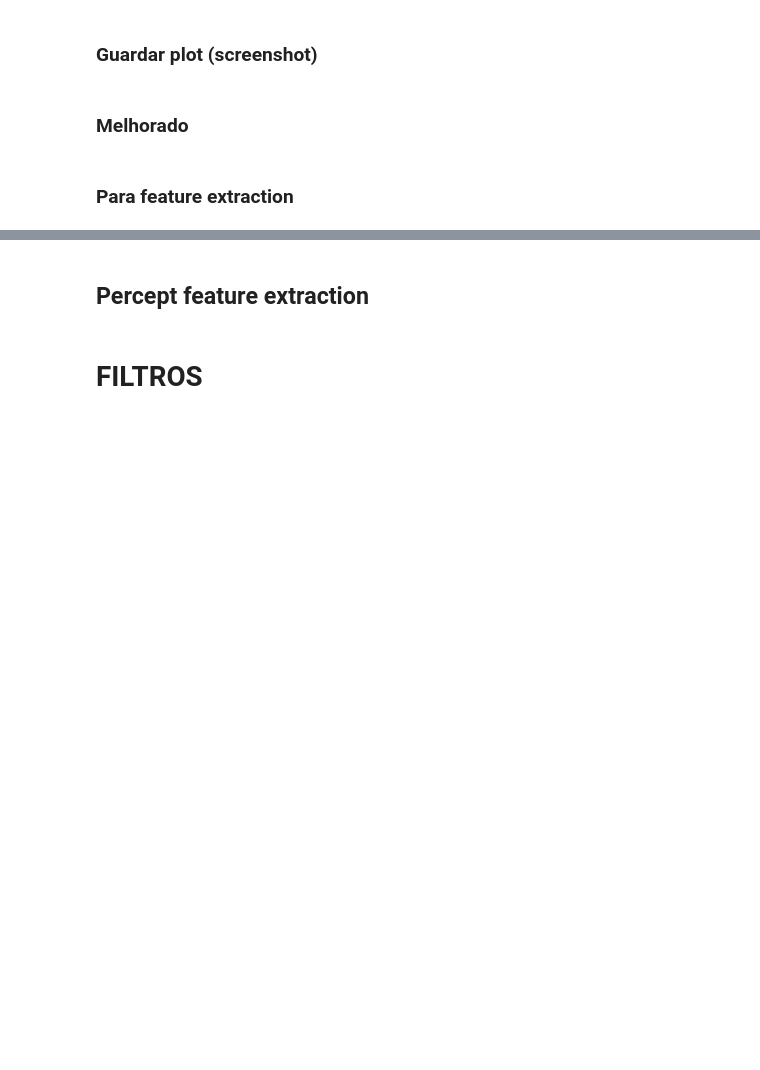
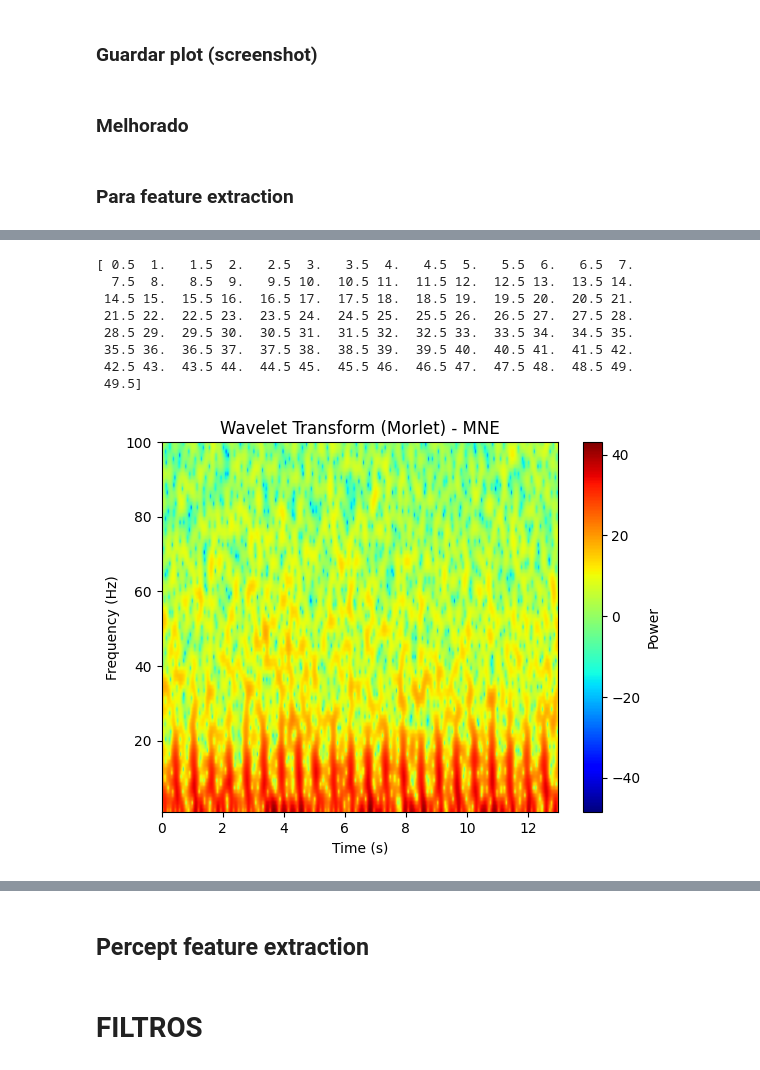
Before and after one commit to neuroephys-lab/NeoDBS, a Jupyter notebook: teste_organizado.ipynb, the cells around one changed output, grey strips where cells are left out. Drawn from its saved outputs; the diff is of its cells as text; code cells hidden in the pictures; blank space fills up the shorter version.

Commit message:
#27 - wavelet in gui, custom mean corrigida - soma

```diff
--- a/teste_organizado.ipynb
+++ b/teste_organizado.ipynb
@@ -1068,48 +1157,78 @@ dpg.destroy_context()
 import numpy as np
 import matplotlib.pyplot as plt
 import mne
 import DataHandling as DH
 import Preprocessing as pre
 import dearpygui.dearpygui as dpg
 
 
 dpg.create_context()
 
 file_path = "C:\\Users\\OCD\\Desktop\\DATA\\RN\\2024-11-11\\Report_Json_Session_Report_20241125T163059.json"
 Data = DH.getData(file_path)
-a = np.array(DH.getSignals(Data, 'Indefinite')[0]['Y'])
+a = np.array(DH.getSignals(Data, 'Streaming')[-1]['Y'])
 
 #Morlet wavelet
-
-import numpy as np
-import matplotlib.pyplot as plt
-import mne
-import DataHandling as DH
-import Preprocessing as pre
-import dearpygui.dearpygui as dpg
-
-
-
-file_path = "C:\\Users\\OCD\\Desktop\\DATA\\RN\\2024-11-11\\Report_Json_Session_Report_20241125T163059.json"
-Data = DH.getData(file_path)
-a = np.array(DH.getSignals(Data, 'Indefinite')[0]['Y'])
-
-
 
 sfreq = 250
 signal = a[np.newaxis, np.newaxis, :]
 
 # Define parameters for the Morlet wavelet transform
 freqs = np.arange(1, 100, 1)  # Frequencies from 1Hz to 50Hz
+times = np.arange(0, len(a)/sfreq, 1)
+
 n_cycles = freqs / 2  # Number of cycles per frequency
+
+print(n_cycles)
+
+
 tfr = mne.time_frequency.tfr_array_morlet(signal, sfreq=sfreq, freqs=freqs, n_cycles=n_cycles, output='power')
+
+#tfr = (tfr * 100) / np.max(tfr)
+tfr = 10 * np.log10(tfr) + 1e-6
+
+# tfr = np.flipud(tfr[0, 0, :, :])
+
+tfr = tfr[0, 0, :, ::2]
+
+'''sfreq = 250  # Sampling frequency in Hz
+times = np.linspace(0, 1, sfreq, endpoint=False)
+signal = np.sin(2 * np.pi * 7 * times) + np.sin(2 * np.pi * 13 * times)
+
+# Reshape for MNE format: (n_epochs, n_channels, n_times)
+signal = signal[np.newaxis, np.newaxis, :]
+
+# Compute Morlet wavelet transform
+freqs = np.arange(1, 50, 1)  # 1Hz to 50Hz
+n_cycles = freqs / 2  # Number of cycles per frequency
+'''
+
+'''sfreq = 250
+signal = a[np.newaxis, np.newaxis, :]
+
+# Define parameters for the Morlet wavelet transform
+freqs = np.arange(1, 100, 1)  # Frequencies from 1Hz to 50Hz
+n_cycles = freqs / 2  # Number of cycles per frequency
+ '''
+
+
 
 
 # Plot the Time-Frequency representation (scalogram)
-plt.imshow(tfr[0, 0, :, :], aspect='auto', extent=[0, 1, 1, 50], cmap='jet', origin='lower')
+plt.imshow(tfr, aspect='auto', extent=[0, times[-1], 1, 100], cmap='jet', origin='lower')
 plt.colorbar(label='Power')
 plt.xlabel('Time (s)')
 plt.ylabel('Frequency (Hz)')
 plt.title('Wavelet Transform (Morlet) - MNE')
 plt.show()
+# %% [output]
+[ 0.5  1.   1.5  2.   2.5  3.   3.5  4.   4.5  5.   5.5  6.   6.5  7.
+  7.5  8.   8.5  9.   9.5 10.  10.5 11.  11.5 12.  12.5 13.  13.5 14.
+ 14.5 15.  15.5 16.  16.5 17.  17.5 18.  18.5 19.  19.5 20.  20.5 21.
+ 21.5 22.  22.5 23.  23.5 24.  24.5 25.  25.5 26.  26.5 27.  27.5 28.
+ 28.5 29.  29.5 30.  30.5 31.  31.5 32.  32.5 33.  33.5 34.  34.5 35.
+ 35.5 36.  36.5 37.  37.5 38.  38.5 39.  39.5 40.  40.5 41.  41.5 42.
+ 42.5 43.  43.5 44.  44.5 45.  45.5 46.  46.5 47.  47.5 48.  48.5 49.
+ 49.5]
+[figure, added]
 # %%
```
Also changed, not shown: parts of 4 cells of this notebook, 3 other files.
